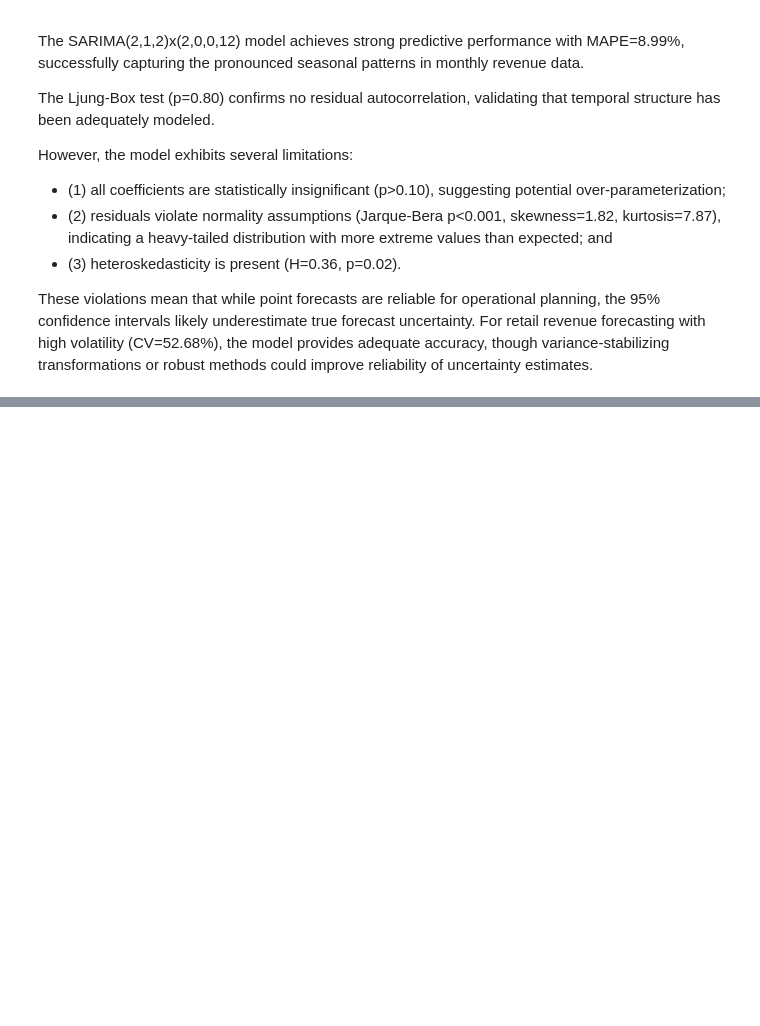
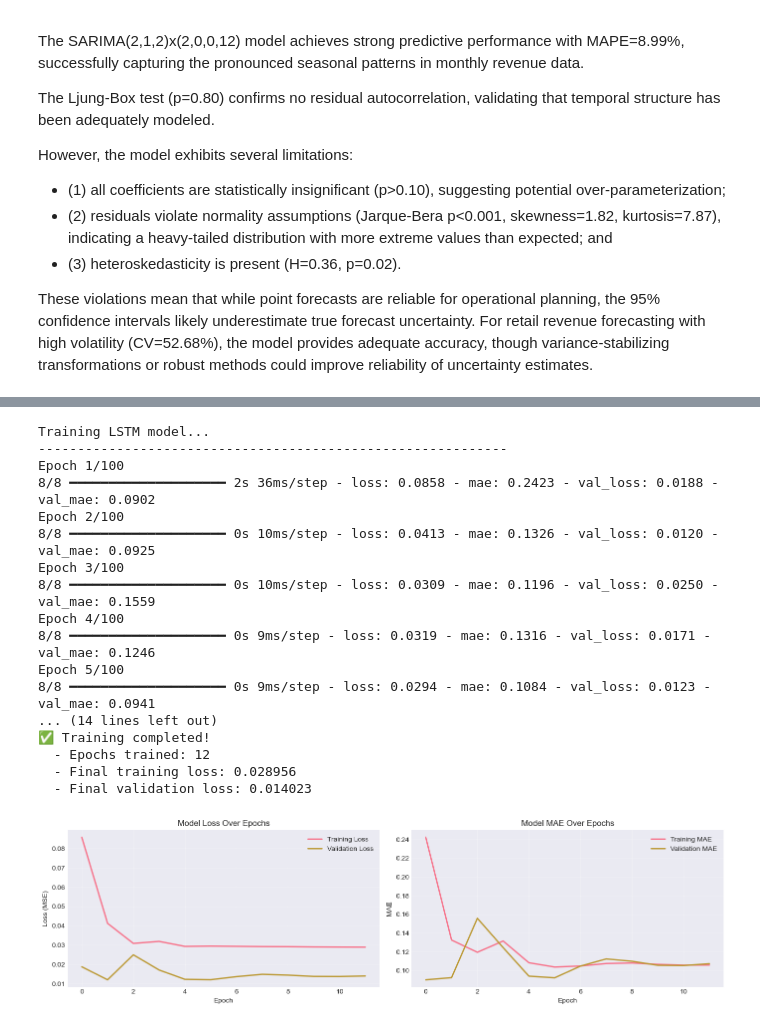
Before and after one commit to Ovkubiky/hramotii, a Jupyter notebook: eda.ipynb, the cells around one changed output, grey strips where cells are left out. Cells and saved outputs as stored; diff of their text form; code cells hidden in the pictures; blank space fills up the shorter version.

Commit message:
data descr + lstm

```diff
--- a/eda.ipynb
+++ b/eda.ipynb
@@ -944,0 +1051,14 @@ or robust methods could improve reliability of uncertainty estimates.
+# %%
+
+model = Sequential([
+    LSTM(32, input_shape=(lookback, 1)),
+    Dense(1)
+])
+
+model.compile(optimizer=Adam(learning_rate=0.001), loss='mse', metrics=['mae'])
+
+print("LSTM Model Architecture:")
+print("="*60)
+model.summary()
+print("="*60)
+print(f"\nTotal parameters: {model.count_params():,}")
@@ -944,0 +1082,64 @@ or robust methods could improve reliability of uncertainty estimates.
+# %%
+print("Training LSTM model...")
+print("-" * 60)
+
+early_stop = EarlyStopping(monitor='val_loss', patience=10, restore_best_weights=True)
+
+val_size = 12
+X_train_main, X_val = X_train[:-val_size], X_train[-val_size:]
+y_train_main, y_val = y_train[:-val_size], y_train[-val_size:]
+
+history = model.fit(
+    X_train_main, y_train_main,
+    epochs=100,
+    batch_size=8,
+    validation_data=(X_val, y_val),
+    shuffle=False,
+    callbacks=[early_stop],
+)
+
+
+print(f"✅ Training completed!")
+print(f"  - Epochs trained: {len(history.history['loss'])}")
+print(f"  - Final training loss: {history.history['loss'][-1]:.6f}")
+print(f"  - Final validation loss: {history.history['val_loss'][-1]:.6f}")
+
+fig, axes = plt.subplots(1, 2, figsize=(14, 4))
+
+axes[0].plot(history.history['loss'], label='Training Loss', linewidth=2)
+axes[0].plot(history.history['val_loss'], label='Validation Loss', linewidth=2)
+axes[0].set_xlabel('Epoch')
+axes[0].set_ylabel('Loss (MSE)')
+axes[0].set_title('Model Loss Over Epochs')
+axes[0].legend()
+axes[0].grid(alpha=0.3)
+
+axes[1].plot(history.history['mae'], label='Training MAE', linewidth=2)
+axes[1].plot(history.history['val_mae'], label='Validation MAE', linewidth=2)
+axes[1].set_xlabel('Epoch')
+axes[1].set_ylabel('MAE')
+axes[1].set_title('Model MAE Over Epochs')
+axes[1].legend()
+axes[1].grid(alpha=0.3)
+
+plt.tight_layout()
+plt.show()
+# %% [output]
+Training LSTM model...
+------------------------------------------------------------
+Epoch 1/100
+8/8 ━━━━━━━━━━━━━━━━━━━━ 2s 36ms/step - loss: 0.0858 - mae: 0.2423 - val_loss: 0.0188 - val_mae: 0.0902
+Epoch 2/100
+8/8 ━━━━━━━━━━━━━━━━━━━━ 0s 10ms/step - loss: 0.0413 - mae: 0.1326 - val_loss: 0.0120 - val_mae: 0.0925
+Epoch 3/100
+8/8 ━━━━━━━━━━━━━━━━━━━━ 0s 10ms/step - loss: 0.0309 - mae: 0.1196 - val_loss: 0.0250 - val_mae: 0.1559
+Epoch 4/100
+8/8 ━━━━━━━━━━━━━━━━━━━━ 0s 9ms/step - loss: 0.0319 - mae: 0.1316 - val_loss: 0.0171 - val_mae: 0.1246
+Epoch 5/100
+8/8 ━━━━━━━━━━━━━━━━━━━━ 0s 9ms/step - loss: 0.0294 - mae: 0.1084 - val_loss: 0.0123 - val_mae: 0.0941
+... (14 lines left out)
+✅ Training completed!
+  - Epochs trained: 12
+  - Final training loss: 0.028956
+  - Final validation loss: 0.014023
+[figure, added]
```
Also changed, not shown: parts of 17 cells of this notebook, 2 other files.
